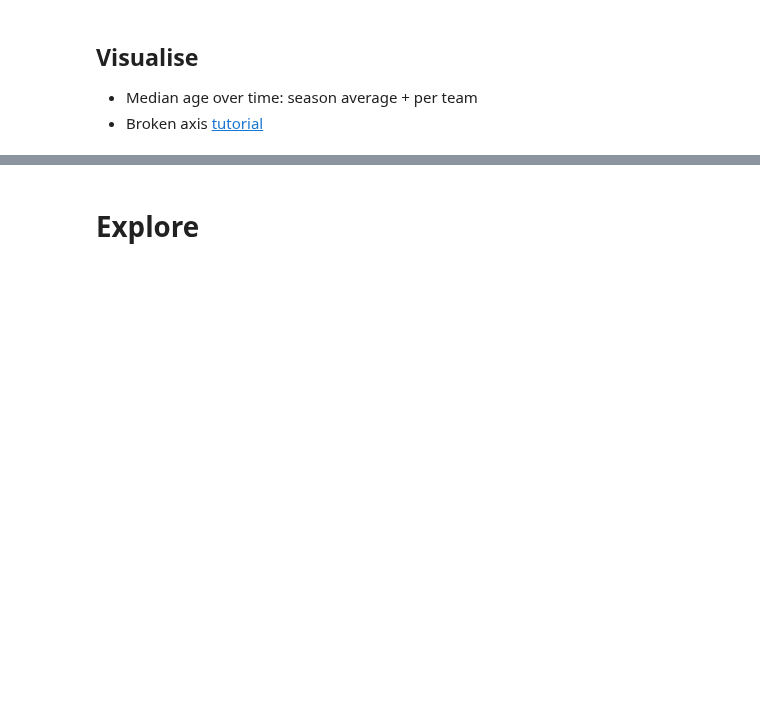
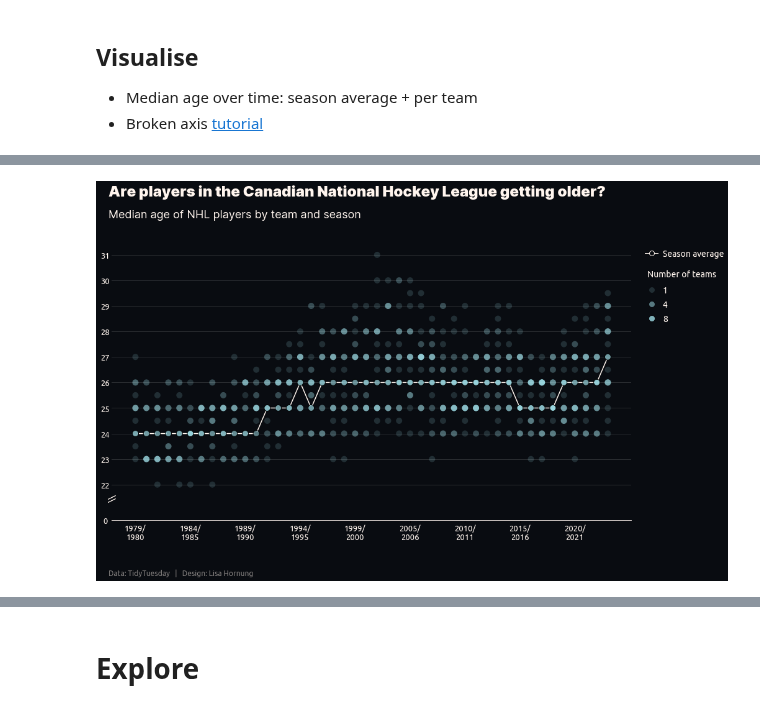
Before and after one commit to Lisa-Ho/small-data-projects, a Jupyter notebook: 2024/2401-canadian-nhl-players/canadian-nhl-players.ipynb, the cells around one changed output, grey strips where cells are left out. Drawn from its saved outputs; the diff is of its cells as text; code cells hidden in the pictures; blank space fills up the shorter version.

Commit message:
finalised chart

```diff
--- a/2024/2401-canadian-nhl-players/canadian-nhl-players.ipynb
+++ b/2024/2401-canadian-nhl-players/canadian-nhl-players.ipynb
@@ -62,2 +62,86 @@ pivot
 1183 rows × 5 columns
+# %%
+from matplotlib import font_manager
+#font_manager.findSystemFonts(fontpaths=None, fontext="ttf")
+title_font = font_manager.FontProperties(fname='C:\\WINDOWS\\Fonts\\Inter-Black.ttf')
+subtitle_font = font_manager.FontProperties(fname='C:\\WINDOWS\\Fonts\\Inter-Regular.ttf')
+
+# set custom font
+plt.rcParams["font.family"] = ["Ubuntu"]
+# %%
+cols = {"dots": "#AFF3FE", "bg": "#090C11", "line": "#FFF5EE", "text":"#FFF5EE"}
+
+# layout -----------------------------------------------
+fig = plt.figure(figsize=(15,8))
+ax1 = plt.subplot2grid(shape=(12, 1), loc=(0, 0), rowspan=11)
+ax2 = plt.subplot2grid(shape=(14, 1), loc=(13, 0))
+fig.subplots_adjust(hspace=0.0)  # adjust space between axes
+fig.set_facecolor(cols["bg"])
+
+# plot data -----------------------------------------------
+sns.stripplot(ax=ax1, data=pivot, x="season_label", y="mean_age", size=10, jitter=0,
+              edgecolor="black",linewidth=0, color=cols["dots"], dodge=True,
+              alpha=0.15, zorder=2)
+ax1.scatter( total_avg.index, total_avg["age_season_start"], zorder=4, linewidths=1,
+                                    marker="o", s=100, facecolor="None", edgecolor="black")
+ax1.plot( total_avg.index, total_avg["age_season_start"],zorder=1, color=cols["line"],
+                                    marker="o", markersize=8, markerfacecolor=cols["bg"], markeredgecolor="None", markeredgewidth=1)
+
+# Styling ---------------------------------------------
+ax1.spines.bottom.set_visible(False)
+for ax in [ax1, ax2]:
+    ax.set_facecolor(cols["bg"])
+    ax.spines['bottom'].set_color(cols["line"])
+    for pos in ["top", "right", "left"]:
+        ax.spines[pos].set_visible(False)
+
+# configure xaxis and labels
+ax1.axes.get_xaxis().set_label_text("")
+ax1.tick_params(axis='x', which='both', bottom=False, top=False, labelbottom=False, color=cols["text"])
+ax2.set_xlim(ax1.get_xlim())
+custom_xlabels = [str(value) for value in pivot["season_label"].unique()[::5]]
+ax2.set_xticks(np.arange(0, len(ax1.get_xticks()), 5), custom_xlabels, color=cols["text"])
+plt.xticks(fontsize=13)
+
+# configure yaxis
+ax1.axes.get_yaxis().set_label_text("")
+ax1.grid(visible=True, axis='y', zorder=1, color = "#EDEDED", alpha=0.2)
+ax1.tick_params(axis='y', length = 0, labelsize=13, labelcolor=cols["text"])
+ax1.set_ylim(ymin=21.5, ymax=31.2)
+ax1.set_yticks(np.arange(22, 32, 1))
+ax2.set_ylim(ymin=0, ymax=1)
+ax2.set_yticks([0])
+plt.yticks(fontsize=13, color=cols["text"])
+
+# draw lines to indicate broken axis
+d = .5  # proportion of vertical to horizontal extent of the slanted line
+kwargs = {"marker":[(-1, -d), (1, d)], "markersize":12,
+              "linestyle": "None",  "mew":1, "clip_on":False}
+ax1.plot([0, 0], [0, 0], transform=ax1.transAxes, color=cols["line"], **kwargs)
+ax2.plot([0, 0], [1, 1], transform=ax2.transAxes, color=cols["line"],**kwargs)
+
+# Custom legend -----------------------------------------------
+lgd = fig.add_axes([0.92, 0.68, 0.02, 0.2])
+lgd.scatter(y=[1,2,2,2,2,3,3,3,3,3,3,3,3], x=[1,1,1,1,1,1,1,1,1,1,1,1,1], s=80, color=cols["dots"], alpha=0.15, linewidths=0)
+lgd.plot([0,1,2],[-1.55,-1.55,-1.55],  markersize=8, marker="o", color=cols["line"], markerfacecolor=cols["bg"], markeredgecolor=cols["line"], alpha=1, linewidth=1 ,clip_on=True)
+lgd.invert_yaxis()
+lgd.text(0.98,0.1,"Number of teams", fontsize=14, color=cols["text"])
+lgd.text(1.05,1.05,"1", fontsize=14, va="center", color=cols["text"])
+lgd.text(1.05,2.05,"4", fontsize=14, va="center", color=cols["text"])
+lgd.text(1.05,3.05,"8", fontsize=14, va="center", color=cols["text"])
+lgd.text(1.05,-1.5,"Season average", fontsize=14, va="center", color=cols["text"])
+lgd.set_xlim(0.97, 1.03)
+lgd.axis("off")
+
+# Title and footer -----------------------------------------------
+plt.figtext(0.12,1.03, "Are players in the Canadian National Hockey League getting older?", fontproperties = title_font, fontsize=24, color=cols["text"], ha="left")
+plt.figtext(0.12,0.97, "Median age of NHL players by team and season", fontproperties = subtitle_font, fontsize=18, color=cols["text"], ha="left")
+plt.figtext(0.12,-0.03, "Data: TidyTuesday   |   Design: Lisa Hornung", fontsize=12, color=cols["text"], ha="left", alpha=0.5)
+
+# save
+plt.savefig("nhl-avg-age-dotplot.png", bbox_inches='tight', dpi=120, pad_inches=1)
+
+plt.show()
+# %% [output]
+[figure, added]
 # %%
```
Also changed, not shown: parts of 3 cells of this notebook.
